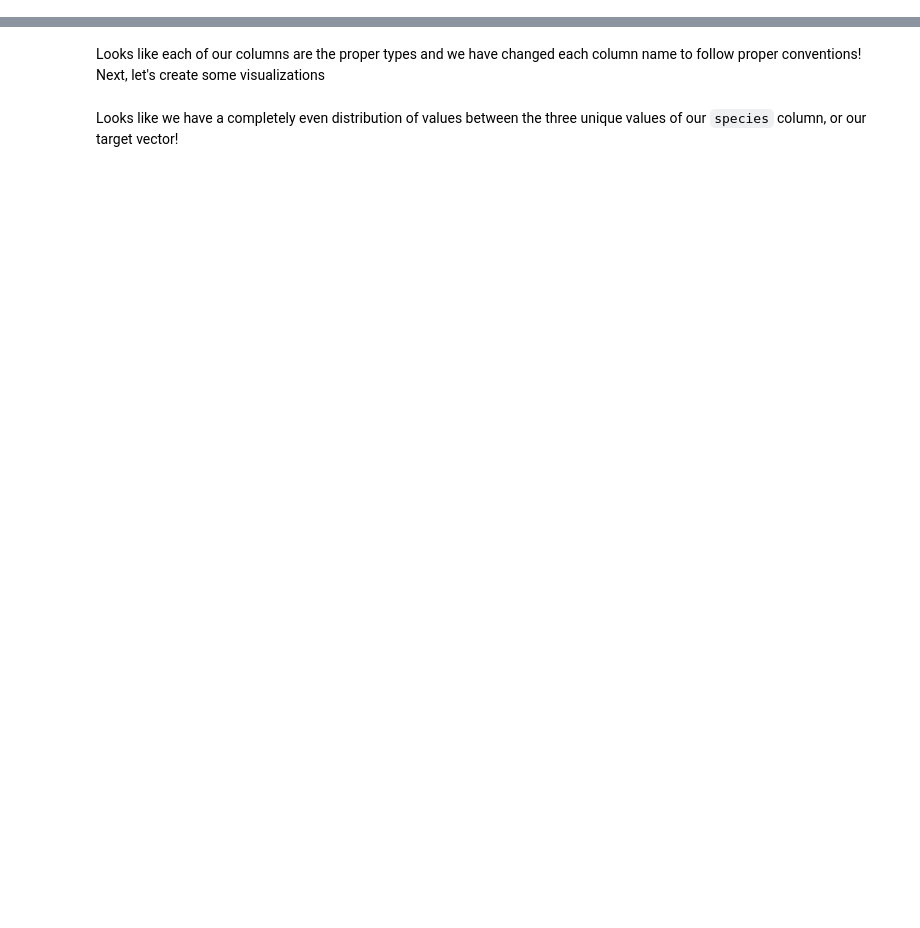
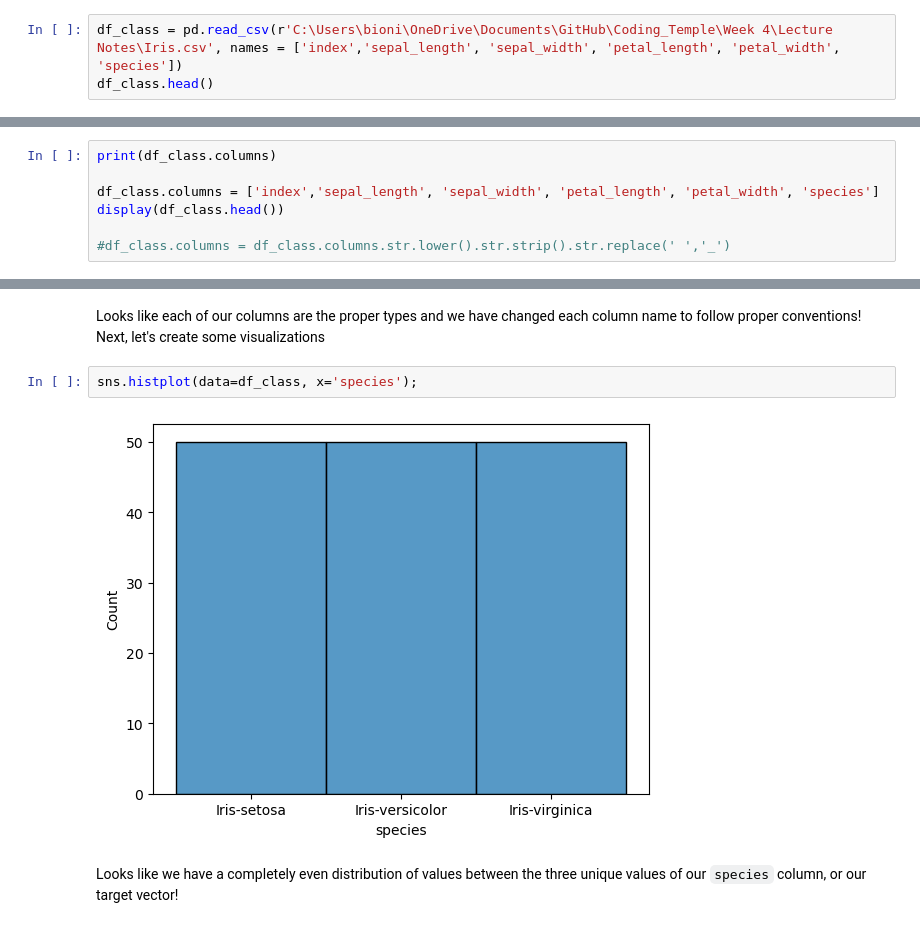
Before and after one commit to andrewapeter801/Coding_Temple, a Jupyter notebook: Week 4/Lecture Notes/D3/Python for DA Day III.ipynb, the cells around one changed output, grey strips where cells are left out. Cells and saved outputs as stored; diff of their text form; blank space fills up the shorter version.

```diff
--- a/Week 4/Lecture Notes/Python for DA Day III.ipynb
+++ b/Week 4/Lecture Notes/D3/Python for DA Day III.ipynb
@@ -612,3 +663,6 @@ For this exercise, your goal is to check the metrics of each of your model objec
 # YOUR CODE HERE
 # %% [markdown]
 ## Section 2: Classification Analysis
+# %%
+df_class = pd.read_csv(r'C:\Users\bioni\OneDrive\Documents\GitHub\Coding_Temple\Week 4\Lecture Notes\Iris.csv', names = ['index','sepal_length', 'sepal_width', 'petal_length', 'petal_width', 'species'])
+df_class.head()
@@ -619,3 +680,10 @@ We will start off with tidying our data and completing our Exploratory Data Anal
 * Are all columns the proper data-type?
 * What is the distribution of our target vector?
 * Are all the column names following proper conventions?
+# %%
+print(df_class.columns)
+
+df_class.columns = ['index','sepal_length', 'sepal_width', 'petal_length', 'petal_width', 'species']
+display(df_class.head())
+
+#df_class.columns = df_class.columns.str.lower().str.strip().str.replace(' ','_')
@@ -622,4 +717,8 @@ We will start off with tidying our data and completing our Exploratory Data Anal
 # %% [markdown]
 Looks like each of our columns are the proper types and we have changed each column name to follow proper conventions! Next, let's create some visualizations
+# %%
+sns.histplot(data=df_class, x='species');
+# %% [output]
+[figure, added]
 # %% [markdown]
 Looks like we have a completely even distribution of values between the three unique values of our `species` column, or our target vector!
```
Also changed, not shown: parts of 30 cells of this notebook, 15 other files.
